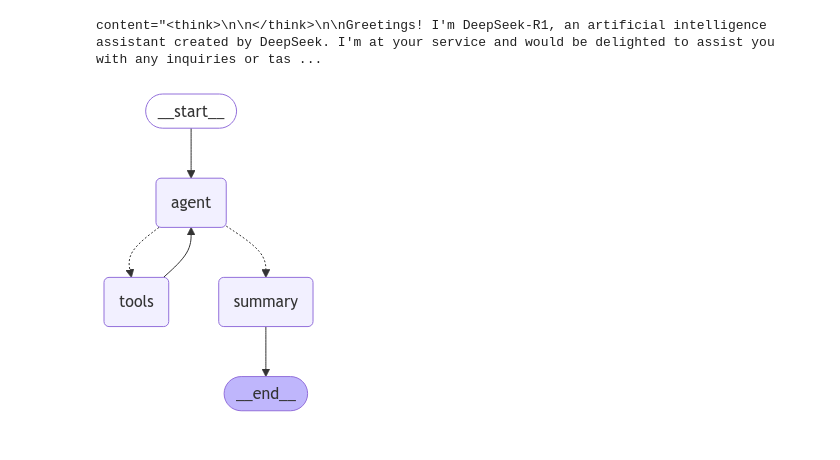
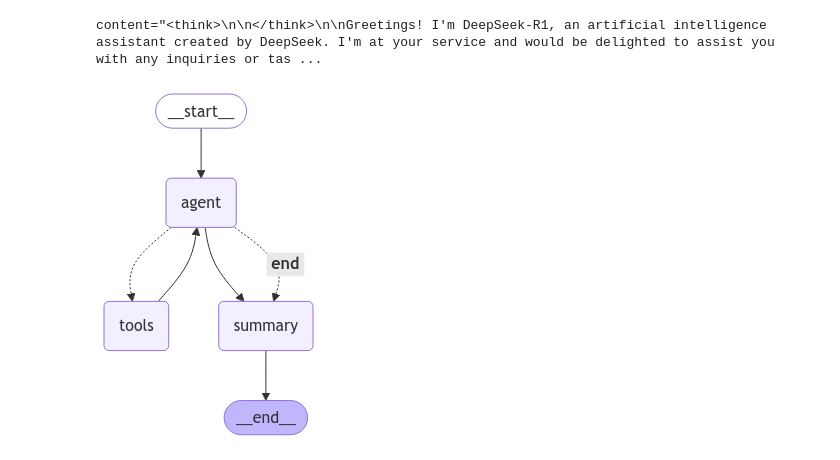
Before and after one commit to sumkh/ITI110_AgenticRAG, a Jupyter notebook: LangGraph.ipynb, the cells around one changed output. Cells and saved outputs as stored; diff of their text form; code cells hidden in the pictures.

```diff
--- a/LangGraph.ipynb
+++ b/LangGraph.ipynb
@@ -2093,7 +1253,7 @@ from langgraph.store.base import BaseStore
 from langgraph.store.memory import InMemoryStore
 from langgraph.checkpoint.memory import MemorySaver
 from langchain.embeddings import init_embeddings
-from langgraph.graph import StateGraph
+from langgraph.graph import StateGraph, END
 from langgraph.graph.message import add_messages
 from langgraph.prebuilt import ToolNode, tools_condition
 
@@ -2129,12 +1289,14 @@ class MessagesState(TypedDict):
     """
     messages: Annotated[Sequence[BaseMessage], add_messages]
 
+
 ###############################################################################
 # 3. Memory Tools
 ###############################################################################
 def save_memory(summary_text: str, *, config: RunnableConfig, store: Annotated[BaseStore, InjectedStore()]) -> str:
     """Save the given memory for the current user and return the key."""
-    user_id = config.get("configurable", {}).get("user_id", "unknown_user")
+    user_id = config.get("configurable", {}).get("user_id")
+    thread_id = config.get("configurable", {}).get("thread_id")
     namespace = ("memories", user_id)
     key = f"memory_{len(store.search(namespace))}"
     store.put(namespace, key, {"data": summary_text})
@@ -2142,16 +1304,17 @@ def save_memory(summary_text: str, *, config: RunnableConfig, store: Annotated[B
 
 
 # Define a Pydantic schema for the save_memory tool (if needed elsewhere)
+# https://langchain-ai.github.io/langgraphjs/reference/classes/checkpoint.InMemoryStore.html
 class RecallMemory(BaseModel):
-    query: str = Field(..., title="Search Text", description="The text to search from memories for similar records.")
-    top_k: int = Field(10, title="Number of Results", description="Number of results to retrieve.")
+    query_text: str = Field(..., title="Search Text", description="The text to search from memories for similar records.")
+    k: int = Field(5, title="Number of Results", description="Number of results to retrieve.")
 
-def recall_memory(query: str, top_k: int = 10) -> str:
+def recall_memory(query_text: str, k: int = 5) -> str:
     """Retrieve user memories from in_memory_store."""
-    user_id = config.get("configurable", {}).get("user_id", "unknown_user")
+    user_id = config.get("configurable", {}).get("user_id")
     namespace = ("memories", user_id)
 
-    memories = [m.value["data"] for m in in_memory_store.search(namespace, query, limit=top_k)]
+    memories = [m.value["data"] for m in in_memory_store.search(namespace=namespace, query=query_text, limit=k)]
     joined = f"User memories: {', '.join(memories)}"
     return joined
 
@@ -2160,12 +1323,7 @@ recall_memory_tool = StructuredTool.from_function(
     func=recall_memory,
     name="Recall Memory Tool",
     description="""
-      Retrieve memories relevant to the user's query from the vector store of saved data.
-      Input must be a JSON string with the schema:
-      {
-        "query": "<text to search>",
-        "top_k": 10
-      }
+      Retrieve memories relevant to the user's query.
       """,
     args_schema=RecallMemory,
     response_format="content",
@@ -2210,16 +1368,11 @@ summarise_tool = StructuredTool.from_function(
       your internal answers so the next conversation thread can continue.
       Do not reveal solutions to the user yet. Use this tool to save
       the current conversation to memory and then end the conversation.
-
-      Input must be a JSON string with the schema:
-      {
-        "summary_text": "<Your summary of conversation>"
-      }
       """,
     args_schema=SummariseConversation,
     response_format="content",
     return_direct=False,
-    verbose=False
+    verbose=True
 )
 
 ###############################################################################
@@ -2263,37 +1416,66 @@ def call_model(state: MessagesState, config: RunnableConfig):
             messages.append(HumanMessage(content=m.get("content", ""), role=m.get("role", "user")))
         else:
             messages.append(m)
 
     # Invoke the LLM (with tools) using the converted messages.
     response = llm_with_tools.invoke(messages)
+
     return {"messages": [response]}
 
 ###############################################################################
 # 7. Add Nodes & Edges, Then Compile
 ###############################################################################
 graph_builder.add_node("agent", call_model)
 graph_builder.add_node("tools", tool_node)
 graph_builder.add_node("summary", end_node)
 
 # Entry point
 graph_builder.set_entry_point("agent")
 
+# def custom_tools_condition(llm_output: dict) -> str:
+#     """Return which node to go to next based on the LLM output."""
+
+#     # The LLM's JSON might have a field like {"name": "Recall Memory Tool", "arguments": {...}}.
+#     tool_name = llm_output.get("name", None)
+
+#     # If the LLM calls "Summary Tool", jump directly to the 'summary' node
+#     if tool_name == "Summary Tool":
+#         return "summary"
+
+#     # If the LLM calls any other recognized tool, go to 'tools'
+#     valid_tool_names = [t.name for t in tools]  # all tools in the main tool_node
+#     if tool_name in valid_tool_names:
+#         return "tools"
+
+#     # If there's no recognized tool name, assume we're done => go to summary
+#     return "__end__"
+
+# graph_builder.add_conditional_edges(
+#     "agent",
+#     custom_tools_condition,
+#     {
+#         "tools": "tools",
+#         "summary": "summary",
+#         "__end__": "summary",
+#     }
+# )
+
 # If LLM requests a tool, go to "tools", otherwise go to "summary"
-graph_builder.add_conditional_edges("agent", tools_condition, ["tools", "summary"])
+graph_builder.add_conditional_edges("agent", tools_condition, {"tools": "tools", "__end__": "summary"})
+#graph_builder.add_conditional_edges("agent", lambda llm_output: "tools" if llm_output.get("name", None) in [t.name for t in tools] else "summary", {"tools": "tools", "__end__": "summary"}
 
 # If we used a tool, return to the agent for final answer or more tools
 graph_builder.add_edge("tools", "agent")
-
-# Final node
+graph_builder.add_edge("agent", "summary")
 graph_builder.set_finish_point("summary")
 
 # Compile the graph with checkpointing and persistent store
 graph = graph_builder.compile(checkpointer=checkpointer, store=in_memory_store)
 
 from IPython.display import Image, display
 display(Image(graph.get_graph().draw_mermaid_png()))
 # %% [output]
-[figure, old version]
+[figure, new version]
 # %%
 # URL
 url1 = "https://www.ibm.com/think/topics/artificial-intelligence"
```
Also changed, not shown: parts of 14 cells of this notebook.
